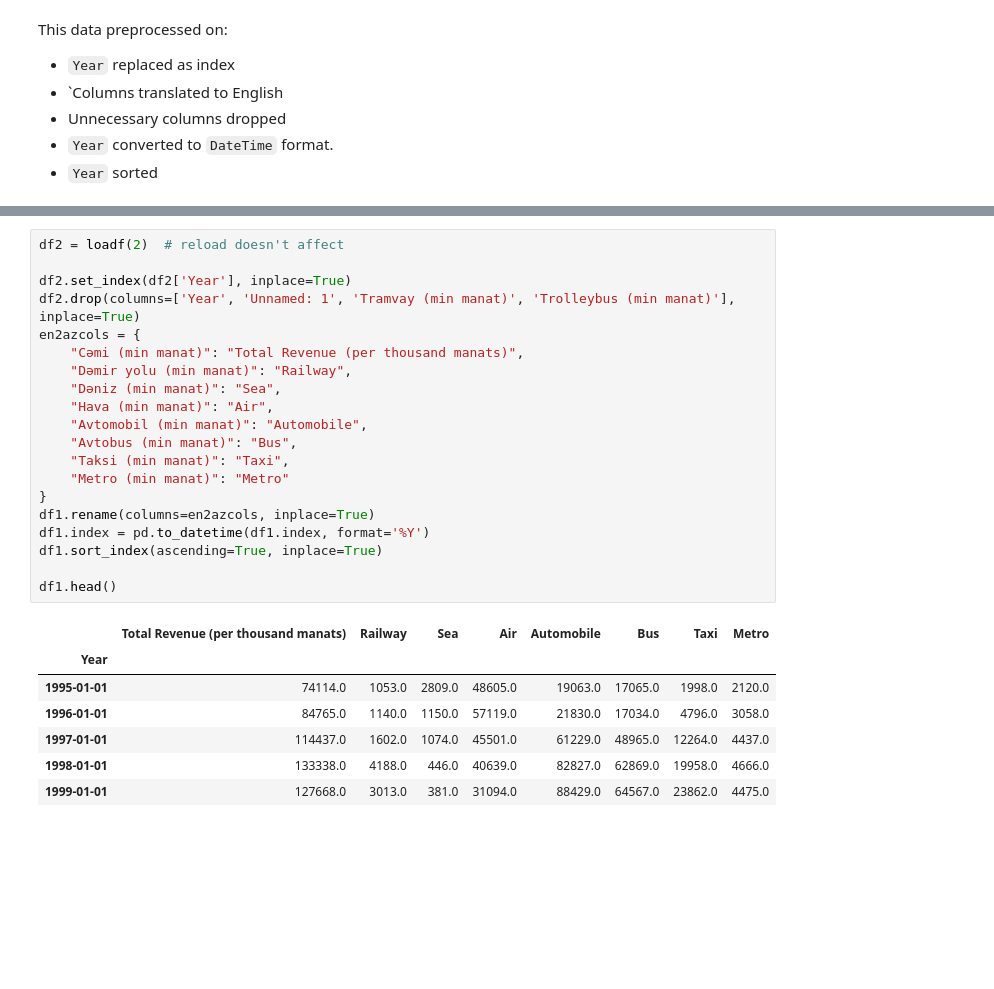
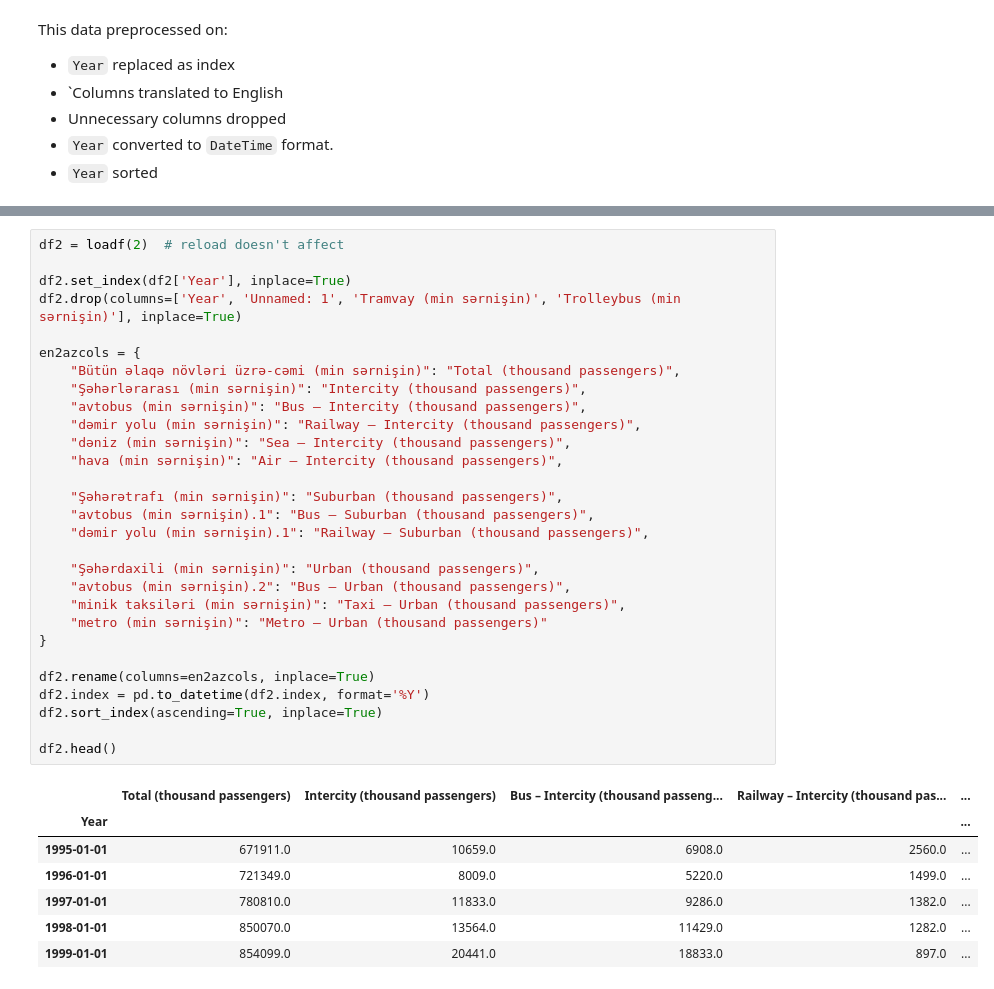
Before and after one commit to vugaer/OpenData.AZ-Analysis, a Jupyter notebook: analyzes/analyze.ipynb, the cells around one changed output, grey strips where cells are left out. Saved outputs shown, nothing was run; the diff lists cells and outputs as text; blank space fills up the shorter version.

```diff
--- a/analyzes/analyze.ipynb
+++ b/analyzes/analyze.ipynb
@@ -158,29 +158,38 @@ df2.head()
 # %%
 df2 = loadf(2)  # reload doesn't affect
 
 df2.set_index(df2['Year'], inplace=True)
-df2.drop(columns=['Year', 'Unnamed: 1', 'Tramvay (min manat)', 'Trolleybus (min manat)'], inplace=True)
+df2.drop(columns=['Year', 'Unnamed: 1', 'Tramvay (min sərnişin)', 'Trolleybus (min sərnişin)'], inplace=True)
+
 en2azcols = {
-    "Cəmi (min manat)": "Total Revenue (per thousand manats)",
-    "Dəmir yolu (min manat)": "Railway",
-    "Dəniz (min manat)": "Sea",
-    "Hava (min manat)": "Air",
-    "Avtomobil (min manat)": "Automobile",
-    "Avtobus (min manat)": "Bus",
-    "Taksi (min manat)": "Taxi",
-    "Metro (min manat)": "Metro"
+    "Bütün əlaqə növləri üzrə-cəmi (min sərnişin)": "Total (thousand passengers)",
+    "Şəhərlərarası (min sərnişin)": "Intercity (thousand passengers)",
+    "avtobus (min sərnişin)": "Bus – Intercity (thousand passengers)",
+    "dəmir yolu (min sərnişin)": "Railway – Intercity (thousand passengers)",
+    "dəniz (min sərnişin)": "Sea – Intercity (thousand passengers)",
+    "hava (min sərnişin)": "Air – Intercity (thousand passengers)",
+
+    "Şəhərətrafı (min sərnişin)": "Suburban (thousand passengers)",
+    "avtobus (min sərnişin).1": "Bus – Suburban (thousand passengers)",
+    "dəmir yolu (min sərnişin).1": "Railway – Suburban (thousand passengers)",
+
+    "Şəhərdaxili (min sərnişin)": "Urban (thousand passengers)",
+    "avtobus (min sərnişin).2": "Bus – Urban (thousand passengers)",
+    "minik taksiləri (min sərnişin)": "Taxi – Urban (thousand passengers)",
+    "metro (min sərnişin)": "Metro – Urban (thousand passengers)"
 }
-df1.rename(columns=en2azcols, inplace=True)
-df1.index = pd.to_datetime(df1.index, format='%Y')
-df1.sort_index(ascending=True, inplace=True)
 
-df1.head()
+df2.rename(columns=en2azcols, inplace=True)
+df2.index = pd.to_datetime(df2.index, format='%Y')
+df2.sort_index(ascending=True, inplace=True)
+
+df2.head()
 # %% [output]
-|  | Total Revenue (per thousand manats) | Railway | Sea | Air | Automobile | Bus | Taxi | Metro |
-| Year |  |  |  |  |  |  |  |  |
-| 1995-01-01 | 74114.0 | 1053.0 | 2809.0 | 48605.0 | 19063.0 | 17065.0 | 1998.0 | 2120.0 |
-| 1996-01-01 | 84765.0 | 1140.0 | 1150.0 | 57119.0 | 21830.0 | 17034.0 | 4796.0 | 3058.0 |
-| 1997-01-01 | 114437.0 | 1602.0 | 1074.0 | 45501.0 | 61229.0 | 48965.0 | 12264.0 | 4437.0 |
-| 1998-01-01 | 133338.0 | 4188.0 | 446.0 | 40639.0 | 82827.0 | 62869.0 | 19958.0 | 4666.0 |
-| 1999-01-01 | 127668.0 | 3013.0 | 381.0 | 31094.0 | 88429.0 | 64567.0 | 23862.0 | 4475.0 |
+|  | Total (thousand passengers) | Intercity (thousand passengers) | Bus – Intercity (thousand passeng... | Railway – Intercity (thousand pas... | ... |
+| Year |  |  |  |  | ... |
+| 1995-01-01 | 671911.0 | 10659.0 | 6908.0 | 2560.0 | ... |
+| 1996-01-01 | 721349.0 | 8009.0 | 5220.0 | 1499.0 | ... |
+| 1997-01-01 | 780810.0 | 11833.0 | 9286.0 | 1382.0 | ... |
+| 1998-01-01 | 850070.0 | 13564.0 | 11429.0 | 1282.0 | ... |
+| 1999-01-01 | 854099.0 | 20441.0 | 18833.0 | 897.0 | ... |
 # %%
```
Also changed, not shown: parts of 4 cells of this notebook.
